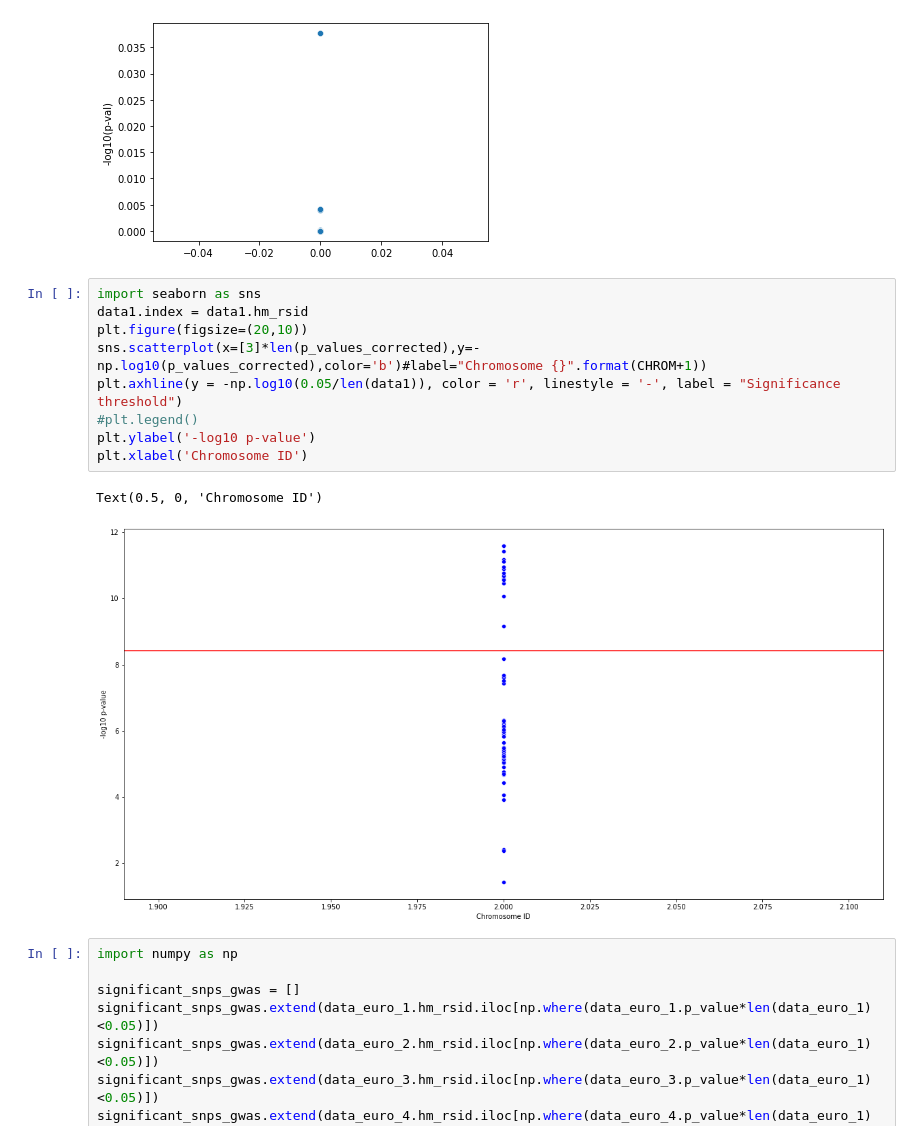
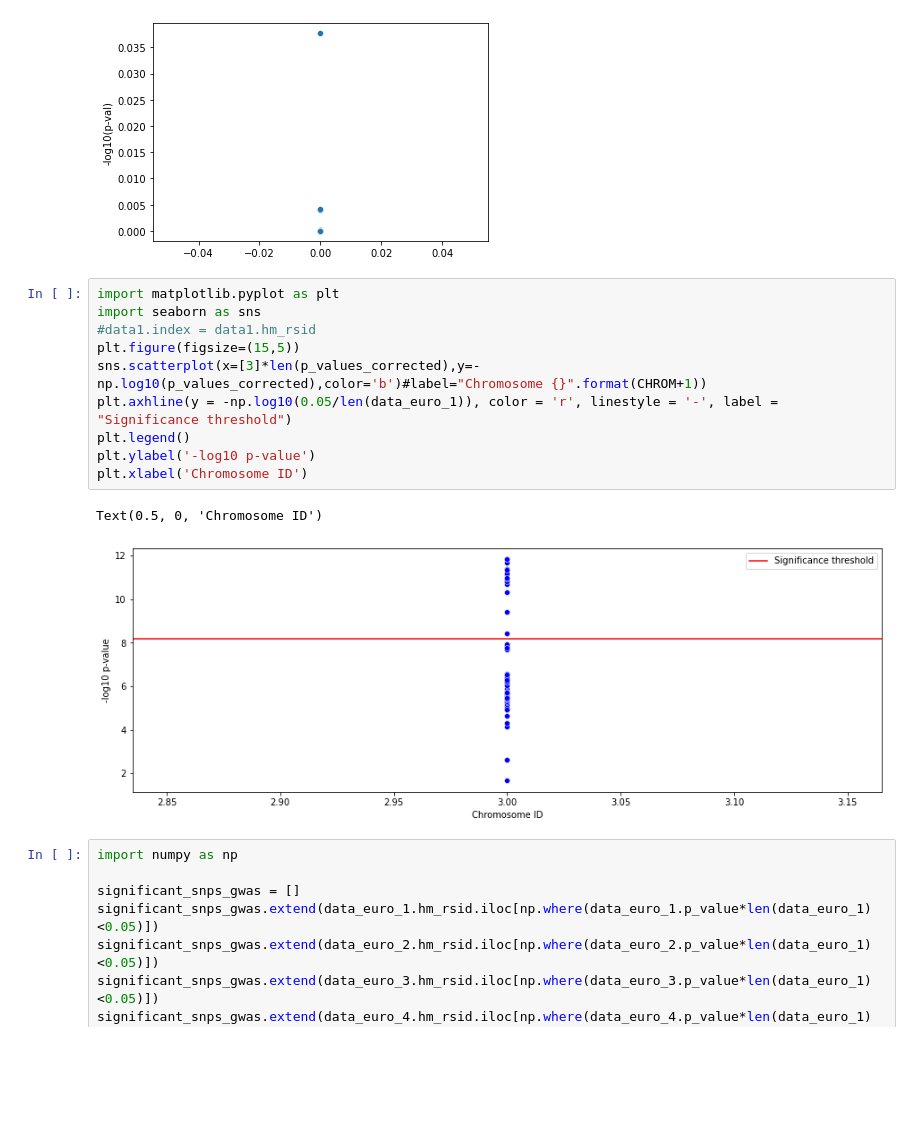
Before and after one commit to datasandwich/Code, a Jupyter notebook: Index Reordering for Meta Analysis.ipynb, the cells around one changed output. Cells and saved outputs as stored; diff of their text form; blank space fills up the shorter version.

```diff
--- a/Index Reordering for Meta Analysis.ipynb
+++ b/Index Reordering for Meta Analysis.ipynb
@@ -353,17 +353,18 @@ sns.scatterplot(np.zeros(len(p_values_corrected)),p_values_corrected)
 <AxesSubplot:ylabel='-log10(p-val)'>
 [figure]
 # %%
+import matplotlib.pyplot as plt
 import seaborn as sns
-data1.index = data1.hm_rsid
-plt.figure(figsize=(20,10))
+#data1.index = data1.hm_rsid
+plt.figure(figsize=(15,5))
 sns.scatterplot(x=[3]*len(p_values_corrected),y=-np.log10(p_values_corrected),color='b')#label="Chromosome {}".format(CHROM+1))
-plt.axhline(y = -np.log10(0.05/len(data1)), color = 'r', linestyle = '-', label = "Significance threshold")
-#plt.legend()
+plt.axhline(y = -np.log10(0.05/len(data_euro_1)), color = 'r', linestyle = '-', label = "Significance threshold")
+plt.legend()
 plt.ylabel('-log10 p-value')
 plt.xlabel('Chromosome ID')
 # %% [output]
 Text(0.5, 0, 'Chromosome ID')
-[figure, old version]
+[figure, new version]
 # %%
 import numpy as np
 
```
Also changed, not shown: parts of 2 cells of this notebook, 2 other files.
